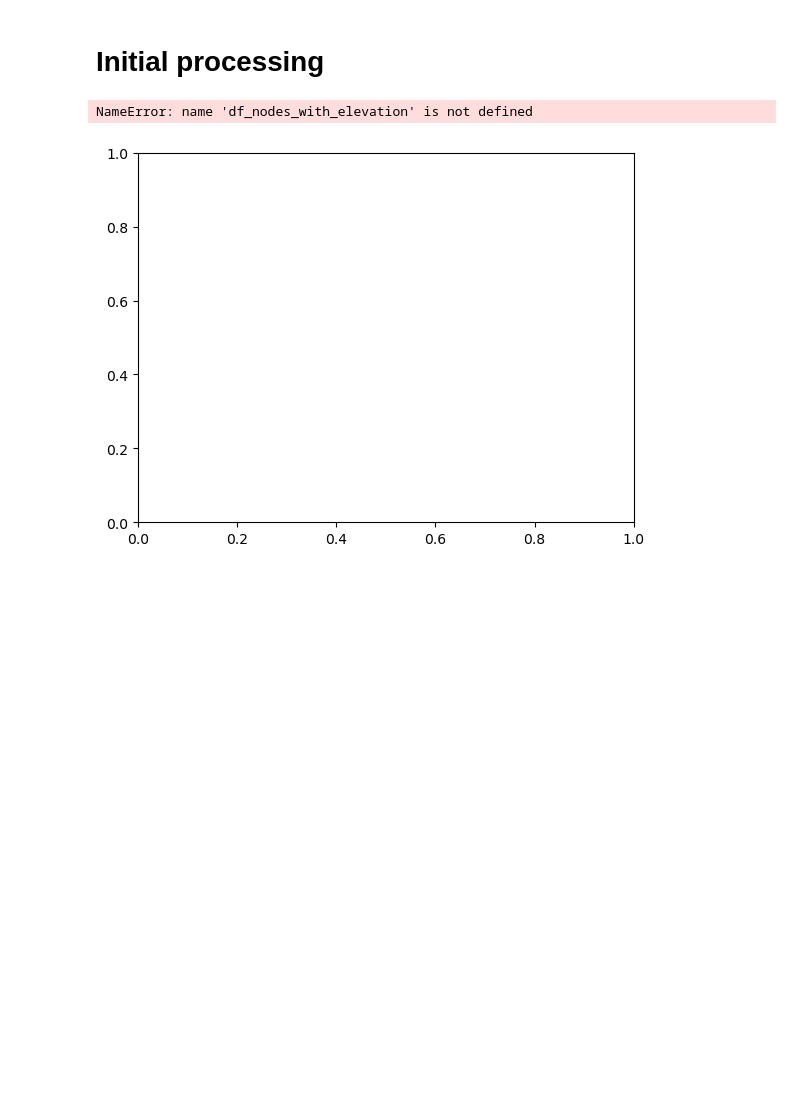
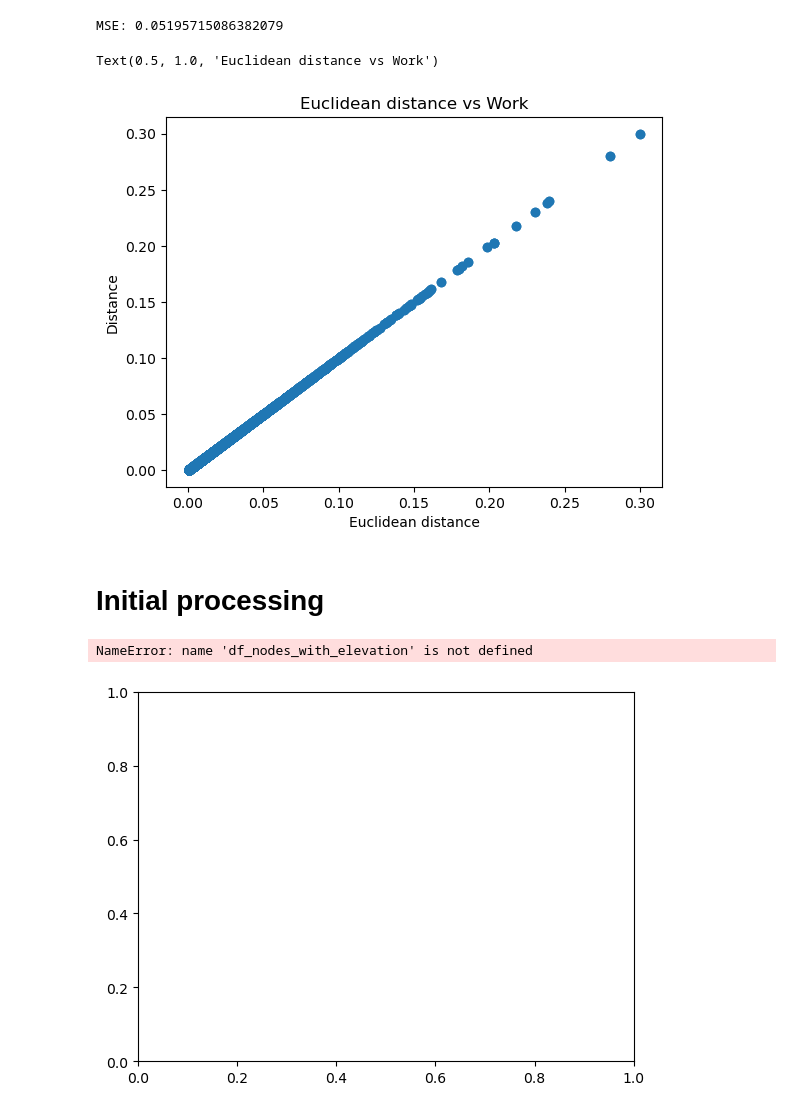
Before and after one commit to RaulAstudillo06/PSBAX, a Jupyter notebook: experiments/shortest-path/test_dijkstra.ipynb, the cells around one changed output. Saved outputs shown, nothing was run; the diff lists cells and outputs as text; code cells hidden in the pictures; blank space fills up the shorter version.

```diff
--- a/experiments/shortest-path/test_dijkstra.ipynb
+++ b/experiments/shortest-path/test_dijkstra.ipynb
@@ -8,3 +239,17 @@ import math
+# %%
+# plot difference between euc_dist vs distance
+import matplotlib.pyplot as plt
+mse = np.mean((df_edges["euc_dist"] - df_edges["work"])**2)
+print("MSE:", mse)
+plt.scatter(df_edges["euc_dist"], df_edges["distance"])
+# plt.scatter(df_edges["euc_dist"], df_edges["work"])
+plt.xlabel("Euclidean distance")
+plt.ylabel("Distance")
+plt.title("Euclidean distance vs Work")
+# %% [output]
+MSE: 0.05195715086382079
+Text(0.5, 1.0, 'Euclidean distance vs Work')
+[figure, added]
 # %% [markdown]
 # Initial processing
 # %%
```
Also changed, not shown: parts of 10 cells of this notebook, 3 other files.
